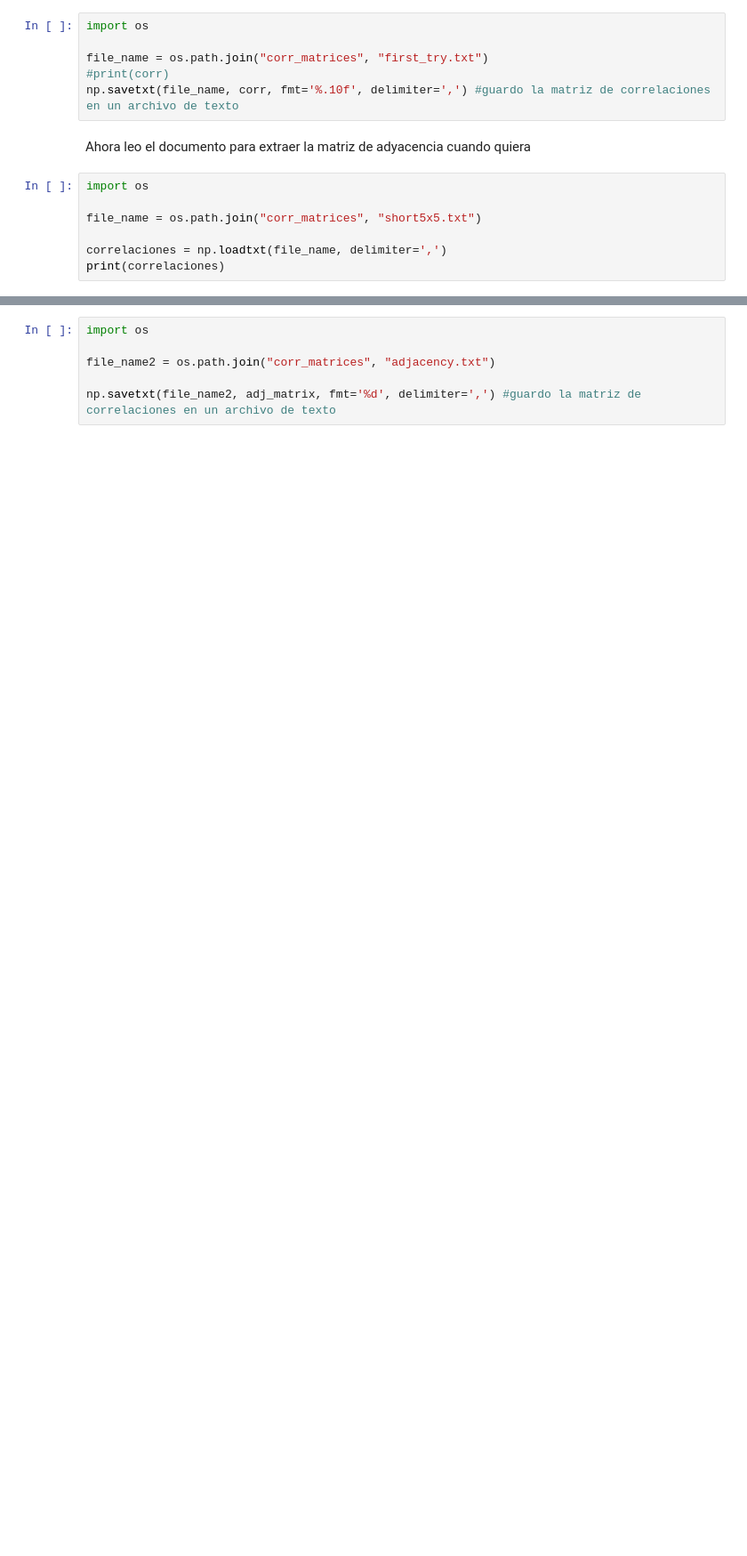
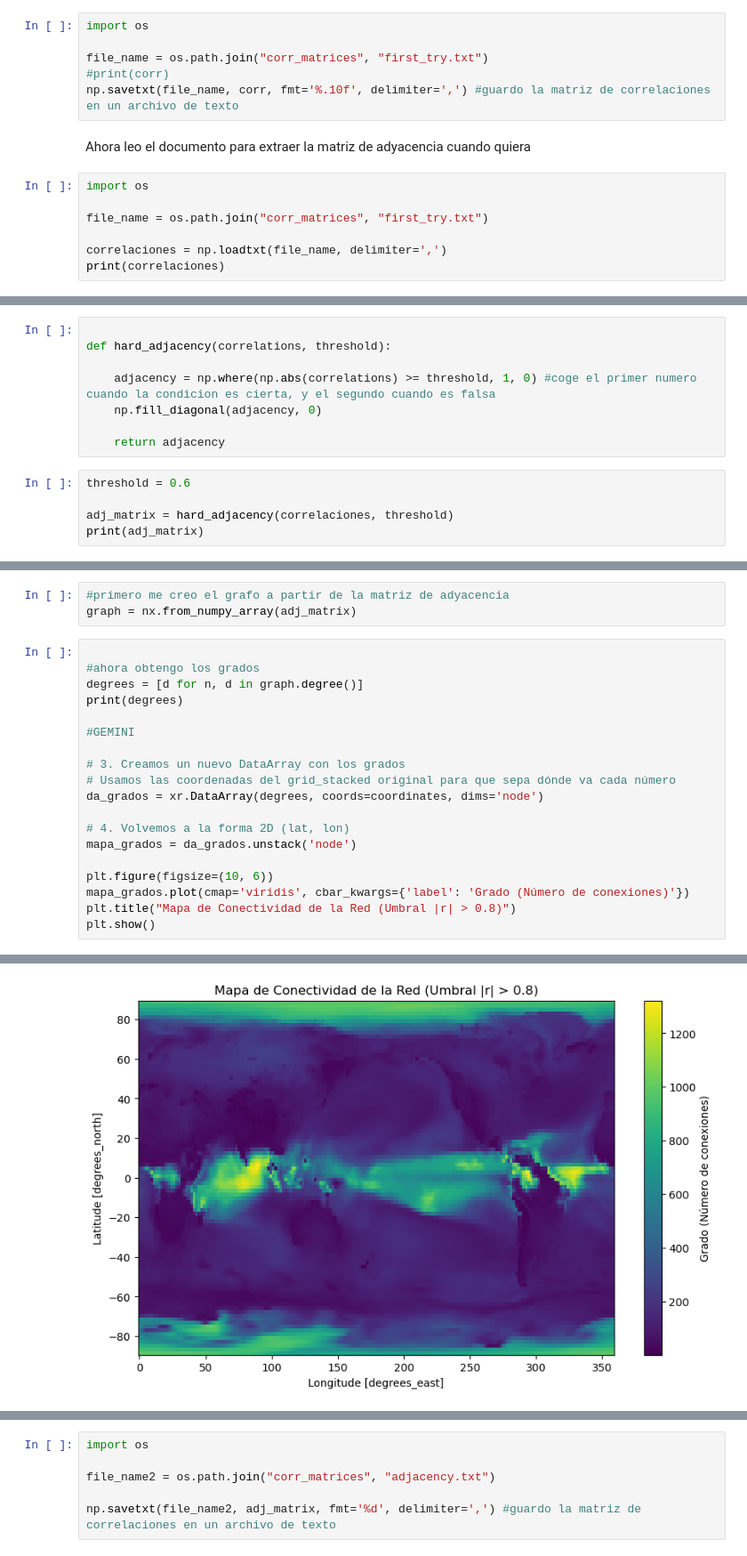
Before and after one commit to ipelayo1/TFG_Ivan, a Jupyter notebook: extract_data.ipynb, the cells around one changed output, grey strips where cells are left out. Shown at 89% size. Saved outputs shown, nothing was run; the diff lists cells and outputs as text; blank space fills up the shorter version.

Commit message:
representación del grado de los nodos

```diff
--- a/extract_data.ipynb
+++ b/extract_data.ipynb
@@ -413,7 +447,7 @@ Ahora leo el documento para extraer la matriz de adyacencia cuando quiera
 # %%
 import os
 
-file_name = os.path.join("corr_matrices", "short5x5.txt")
+file_name = os.path.join("corr_matrices", "first_try.txt")
 
 correlaciones = np.loadtxt(file_name, delimiter=',')
 print(correlaciones)
@@ -437,0 +464,13 @@ print(correlaciones)
+# %%
+
+def hard_adjacency(correlations, threshold):
+
+    adjacency = np.where(np.abs(correlations) >= threshold, 1, 0) #coge el primer numero cuando la condicion es cierta, y el segundo cuando es falsa
+    np.fill_diagonal(adjacency, 0)
+
+    return adjacency
+# %%
+threshold = 0.6
+
+adj_matrix = hard_adjacency(correlaciones, threshold)
+print(adj_matrix)
@@ -437,0 +487,23 @@ print(correlaciones)
+# %%
+#primero me creo el grafo a partir de la matriz de adyacencia
+graph = nx.from_numpy_array(adj_matrix)
+# %%
+
+#ahora obtengo los grados
+degrees = [d for n, d in graph.degree()]
+print(degrees)
+
+#GEMINI
+
+# 3. Creamos un nuevo DataArray con los grados
+# Usamos las coordenadas del grid_stacked original para que sepa dónde va cada número
+da_grados = xr.DataArray(degrees, coords=coordinates, dims='node')
+
+# 4. Volvemos a la forma 2D (lat, lon)
+mapa_grados = da_grados.unstack('node')
+
+plt.figure(figsize=(10, 6))
+mapa_grados.plot(cmap='viridis', cbar_kwargs={'label': 'Grado (Número de conexiones)'})
+plt.title("Mapa de Conectividad de la Red (Umbral |r| > 0.8)")
+plt.show()
+# %% [output]
@@ -438 +511,2 @@ print(correlaciones)
+[figure, added]
 # %% [markdown]
```
Also changed, not shown: parts of 11 cells of this notebook, 2 other files.
